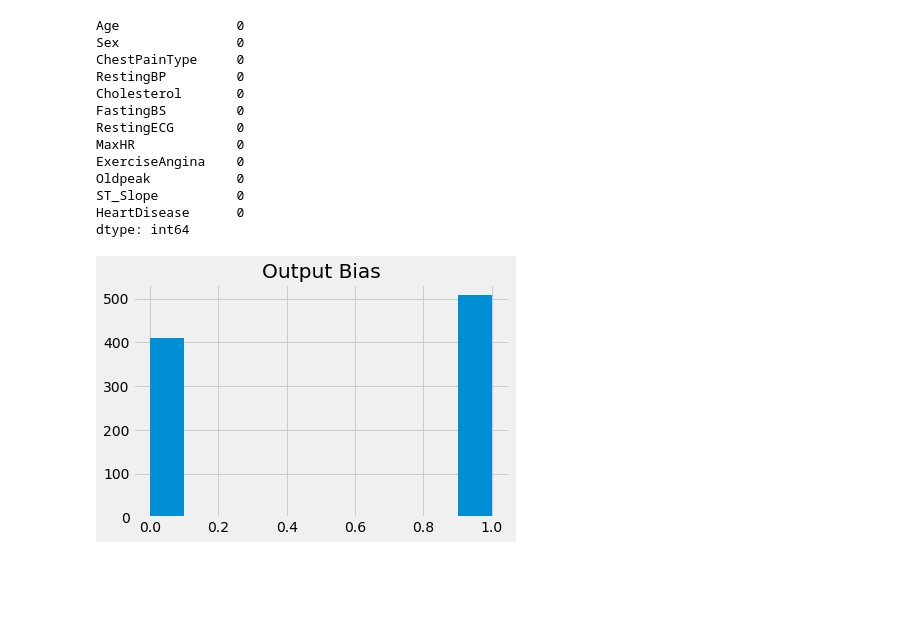
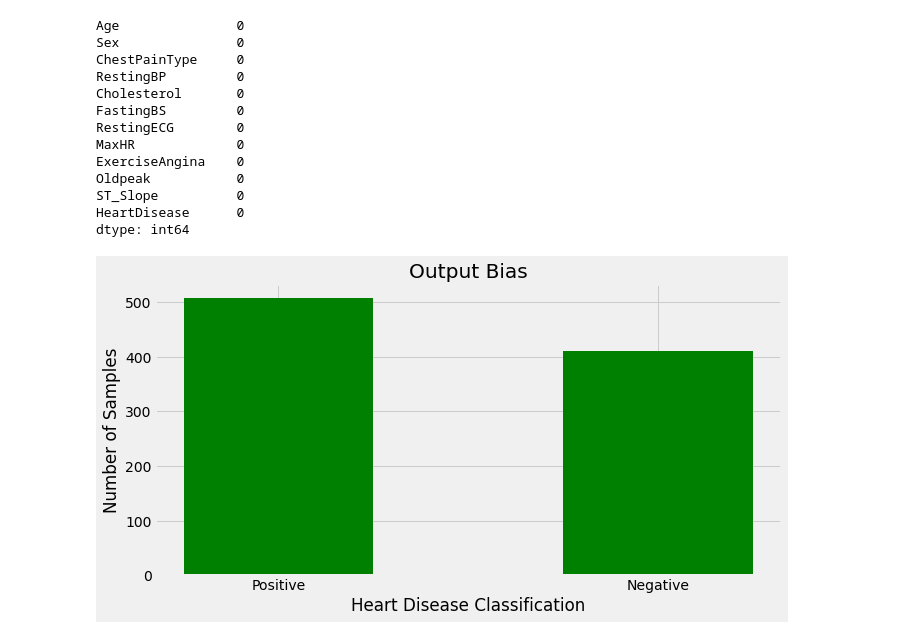
Before and after one commit to aarushkachhawa/Heart-Disease-Detection, a Jupyter notebook: Heart_Disease_Detection_Paper.ipynb, the cells around one changed output. Drawn from its saved outputs; the diff is of its cells as text; code cells hidden in the pictures; blank space fills up the shorter version.

```diff
--- a/Heart_Disease_Detection_Paper.ipynb
+++ b/Heart_Disease_Detection_Paper.ipynb
@@ -73,15 +73,18 @@ Oldpeak           0
 ST_Slope          0
 HeartDisease      0
 dtype: int64
-# %%
-from matplotlib import pyplot as plt
-
-plt.style.use("fivethirtyeight")
-
-plt.hist(y)
-
-plt.title("Output Bias")
-
-plt.show()
-# %% [output]
-[figure, removed]
+# %%
+from matplotlib import pyplot as plt
+
+data_dict = {'Positive':x[y==1].shape[0], 'Negative':x[y==0].shape[0]}
+courses = list(data_dict.keys())
+values = list(data_dict.values())
+fig = plt.figure(figsize = (10, 5))
+#  Bar plot
+plt.bar(courses, values, color ='green', width = 0.5)
+plt.xlabel("Heart Disease Classification")
+plt.ylabel("Number of Samples")
+plt.title("Output Bias")
+plt.show()
+# %% [output]
+[figure, added]
```
Also changed, not shown: parts of 15 cells of this notebook.
